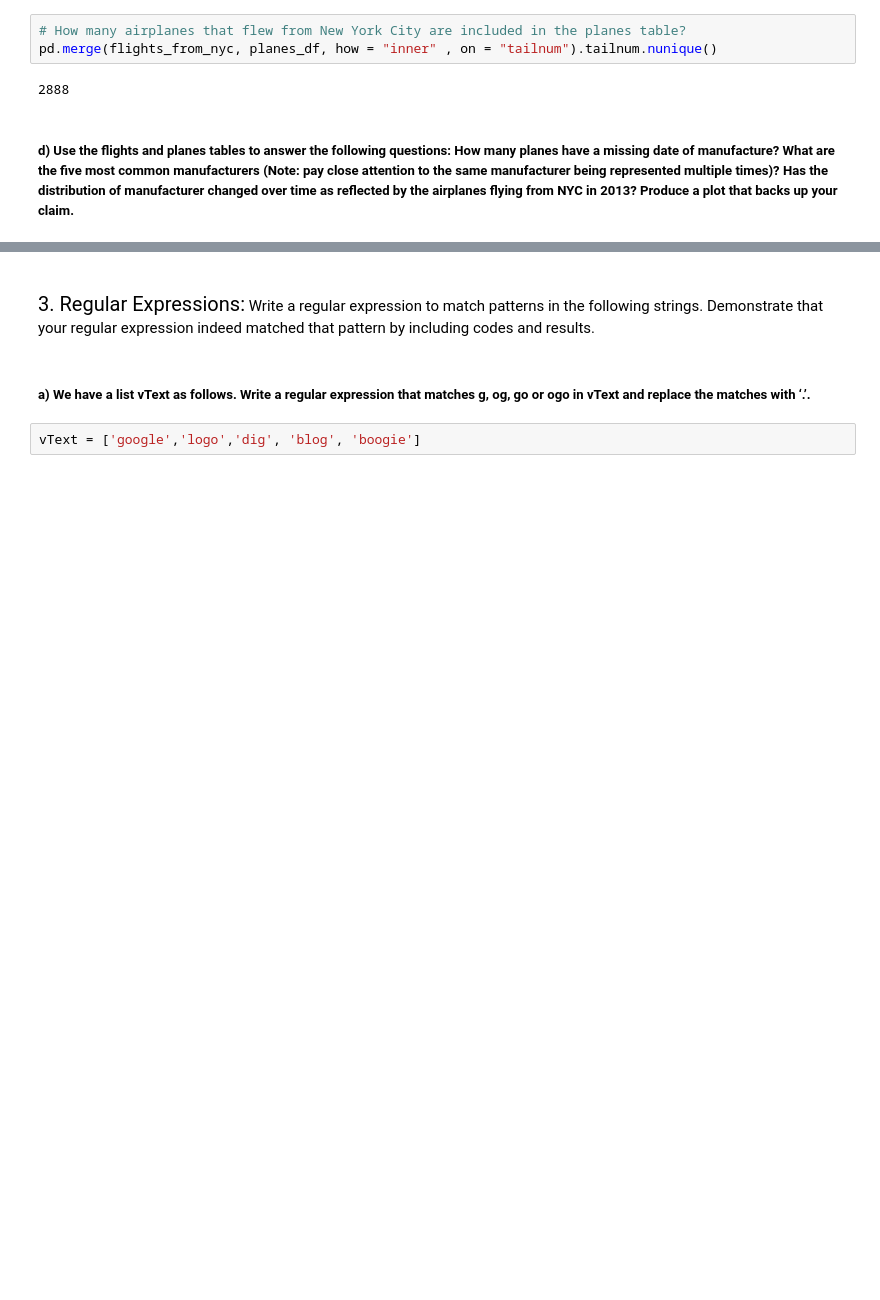
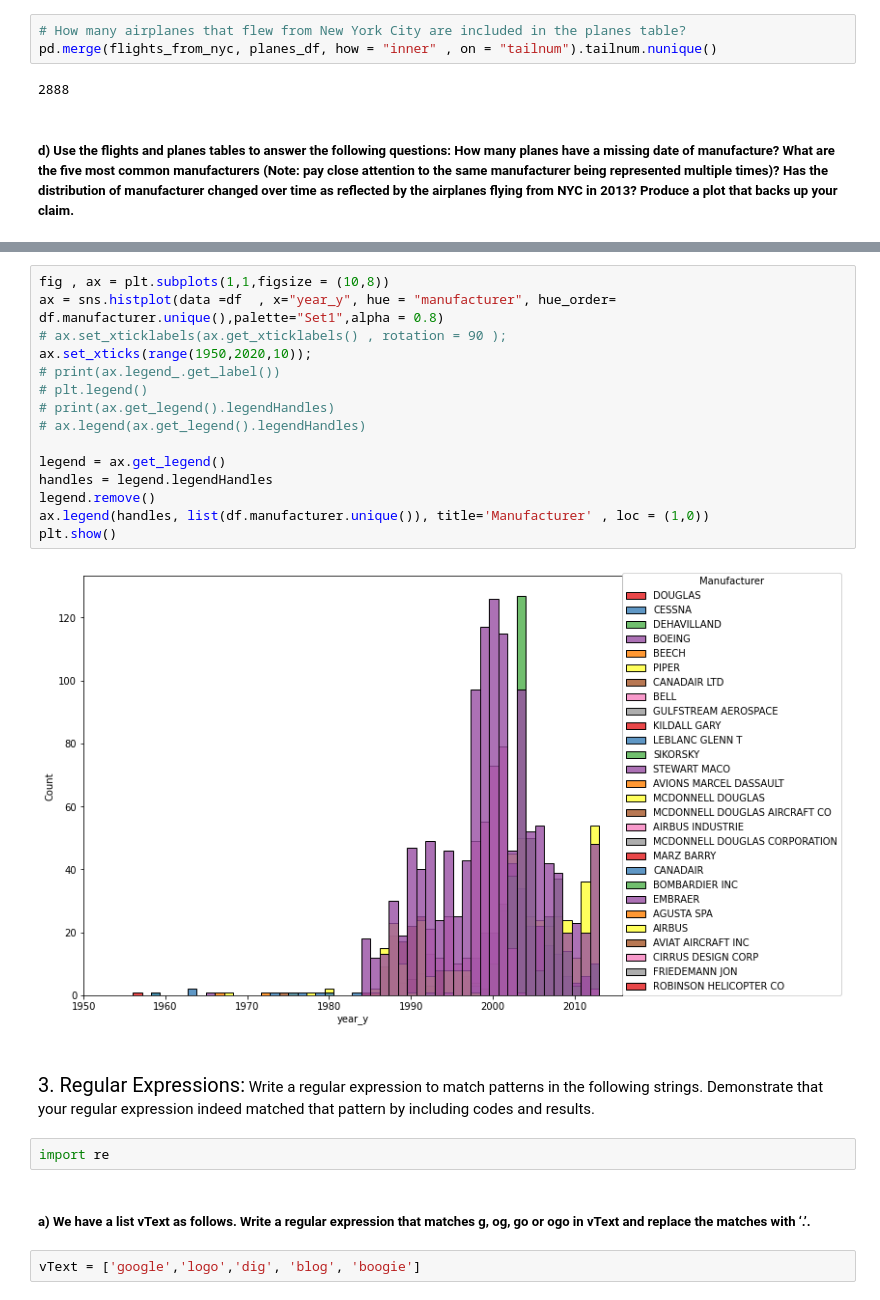
Before and after one commit to MapsaBootCamp/ML3_EXERCISE, a Jupyter notebook: week5.ipynb, the cells around one changed output, grey strips where cells are left out. Cells and saved outputs as stored; diff of their text form; blank space fills up the shorter version.

```diff
--- a/week5.ipynb
+++ b/week5.ipynb
@@ -273,7 +347,26 @@ pd.merge(flights_from_nyc, planes_df, how = "inner" , on = "tailnum").tailnum.nu
+# %%
+fig , ax = plt.subplots(1,1,figsize = (10,8))
+ax = sns.histplot(data =df  , x="year_y", hue = "manufacturer", hue_order= df.manufacturer.unique(),palette="Set1",alpha = 0.8)
+# ax.set_xticklabels(ax.get_xticklabels() , rotation = 90 );
+ax.set_xticks(range(1950,2020,10));
+# print(ax.legend_.get_label())
+# plt.legend()
+# print(ax.get_legend().legendHandles)
+# ax.legend(ax.get_legend().legendHandles)
+
+legend = ax.get_legend()
+handles = legend.legendHandles
+legend.remove()
+ax.legend(handles, list(df.manufacturer.unique()), title='Manufacturer' , loc = (1,0))
+plt.show()
+# %% [output]
+[figure, added]
 # %% [markdown]
 ##
 <span style="font-wight:bold;font-size:20px">3. Regular Expressions:</span> Write a regular expression to match patterns in the following strings. Demonstrate
 that your regular expression indeed matched that pattern by including codes and results.
+# %%
+import re
 # %% [markdown]
 ##### a) We have a list vText as follows. Write a regular expression that matches g, og, go or ogo in vText and replace the matches with ‘.’.
 # %%
```
Also changed, not shown: parts of 17 cells of this notebook.
